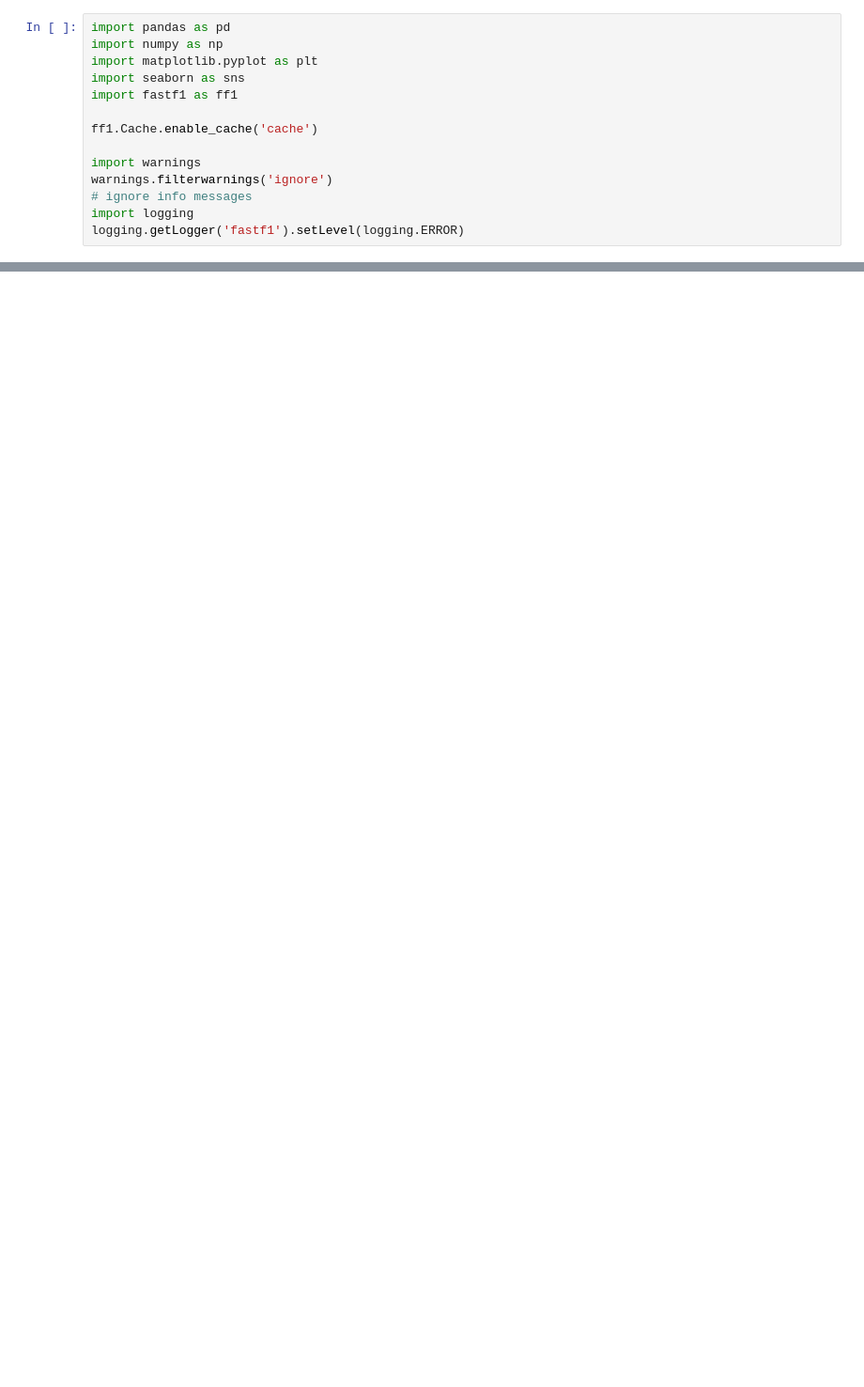
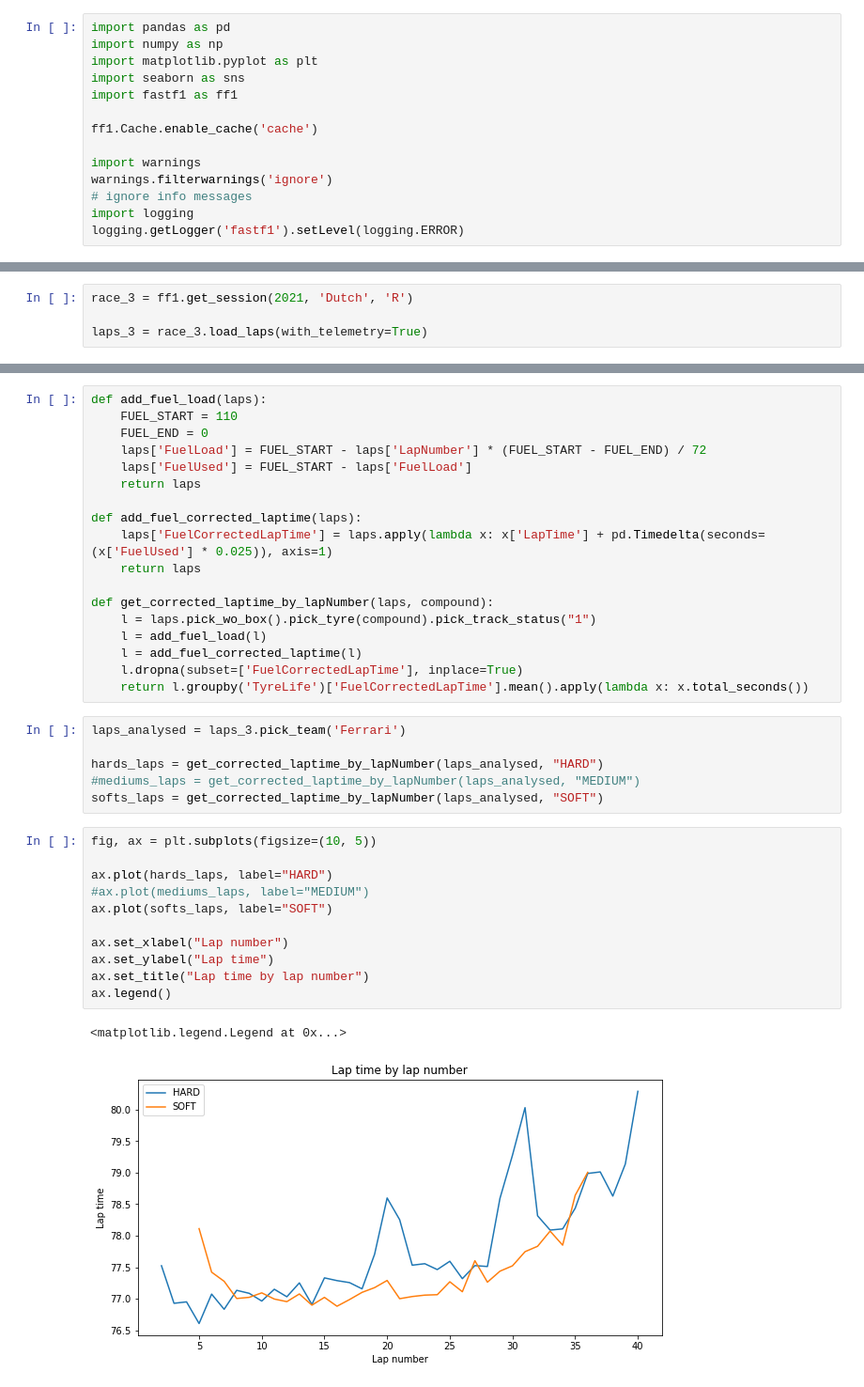
Before and after one commit to Nelson-Jnrnd/f1-pit-predictor-dataset, a Jupyter notebook: report.ipynb, the cells around one changed output, grey strips where cells are left out. Shown at 94% size. Saved outputs shown, nothing was run; the diff lists cells and outputs as text; blank space fills up the shorter version.

```diff
--- a/report.ipynb
+++ b/report.ipynb
@@ -47,0 +141,4 @@ ax.set_title("Number of samples per data type")
+# %%
+race_3 = ff1.get_session(2021, 'Dutch', 'R')
+
+laps_3 = race_3.load_laps(with_telemetry=True)
@@ -47,0 +163,38 @@ ax.set_title("Number of samples per data type")
+# %%
+def add_fuel_load(laps):
+    FUEL_START = 110
+    FUEL_END = 0
+    laps['FuelLoad'] = FUEL_START - laps['LapNumber'] * (FUEL_START - FUEL_END) / 72
+    laps['FuelUsed'] = FUEL_START - laps['FuelLoad']
+    return laps
+
+def add_fuel_corrected_laptime(laps):
+    laps['FuelCorrectedLapTime'] = laps.apply(lambda x: x['LapTime'] + pd.Timedelta(seconds=(x['FuelUsed'] * 0.025)), axis=1)
+    return laps
+
+def get_corrected_laptime_by_lapNumber(laps, compound):
+    l = laps.pick_wo_box().pick_tyre(compound).pick_track_status("1")
+    l = add_fuel_load(l)
+    l = add_fuel_corrected_laptime(l)
+    l.dropna(subset=['FuelCorrectedLapTime'], inplace=True)
+    return l.groupby('TyreLife')['FuelCorrectedLapTime'].mean().apply(lambda x: x.total_seconds())
+# %%
+laps_analysed = laps_3.pick_team('Ferrari')
+
+hards_laps = get_corrected_laptime_by_lapNumber(laps_analysed, "HARD")
+#mediums_laps = get_corrected_laptime_by_lapNumber(laps_analysed, "MEDIUM")
+softs_laps = get_corrected_laptime_by_lapNumber(laps_analysed, "SOFT")
+# %%
+fig, ax = plt.subplots(figsize=(10, 5))
+
+ax.plot(hards_laps, label="HARD")
+#ax.plot(mediums_laps, label="MEDIUM")
+ax.plot(softs_laps, label="SOFT")
+
+ax.set_xlabel("Lap number")
+ax.set_ylabel("Lap time")
+ax.set_title("Lap time by lap number")
+ax.legend()
+# %% [output]
+<matplotlib.legend.Legend at 0x...>
+[figure, added]
```
Also changed, not shown: parts of 10 cells of this notebook, 4 other files.
